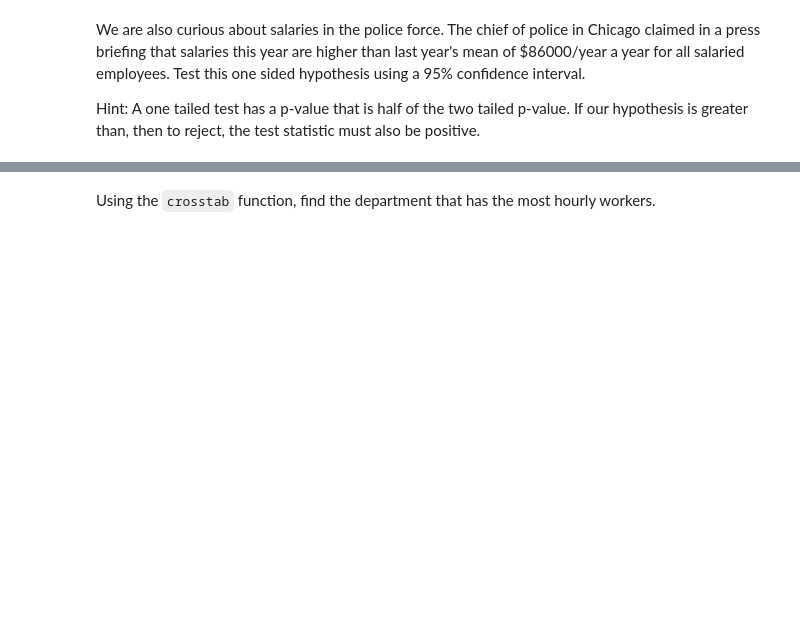
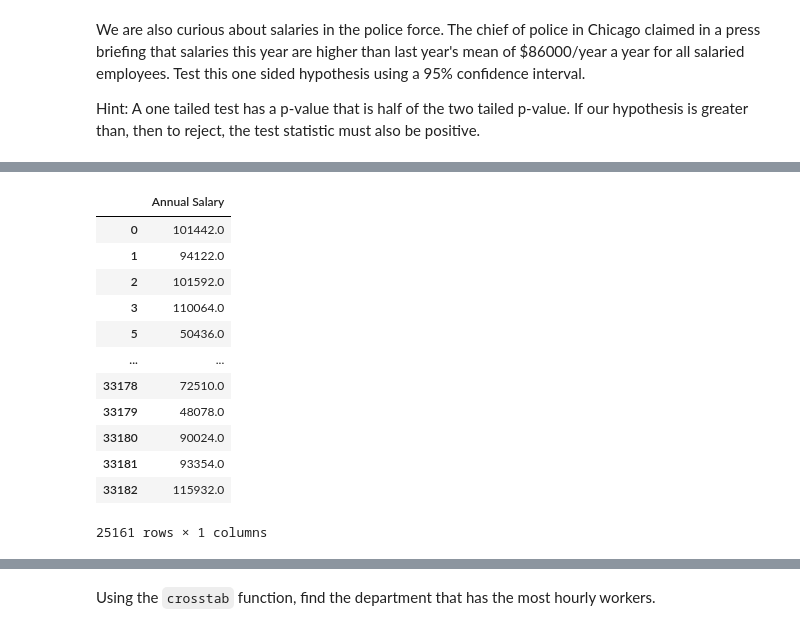
Before and after one commit to DiegoMerello/dataptmad1121_labs, a Jupyter notebook: module-2/hypothesis-testing/your-code/main.ipynb, the cells around one changed output, grey strips where cells are left out. Cells and saved outputs as stored; diff of their text form; code cells hidden in the pictures; blank space fills up the shorter version.

```diff
--- a/module-2/hypothesis-testing/your-code/main.ipynb
+++ b/module-2/hypothesis-testing/your-code/main.ipynb
@@ -105,0 +155,17 @@ Hint: A one tailed test has a p-value that is half of the two tailed p-value. If
+# %%
+police_db = salaries_db[salaries_db['Annual Salary'].isnull() == False][['Annual Salary']]
+police_db
+# %% [output]
+|  | Annual Salary |
+| 0 | 101442.0 |
+| 1 | 94122.0 |
+| 2 | 101592.0 |
+| 3 | 110064.0 |
+| 5 | 50436.0 |
+| ... | ... |
+| 33178 | 72510.0 |
+| 33179 | 48078.0 |
+| 33180 | 90024.0 |
+| 33181 | 93354.0 |
+| 33182 | 115932.0 |
+25161 rows × 1 columns
```
Also changed, not shown: parts of 9 cells of this notebook.
